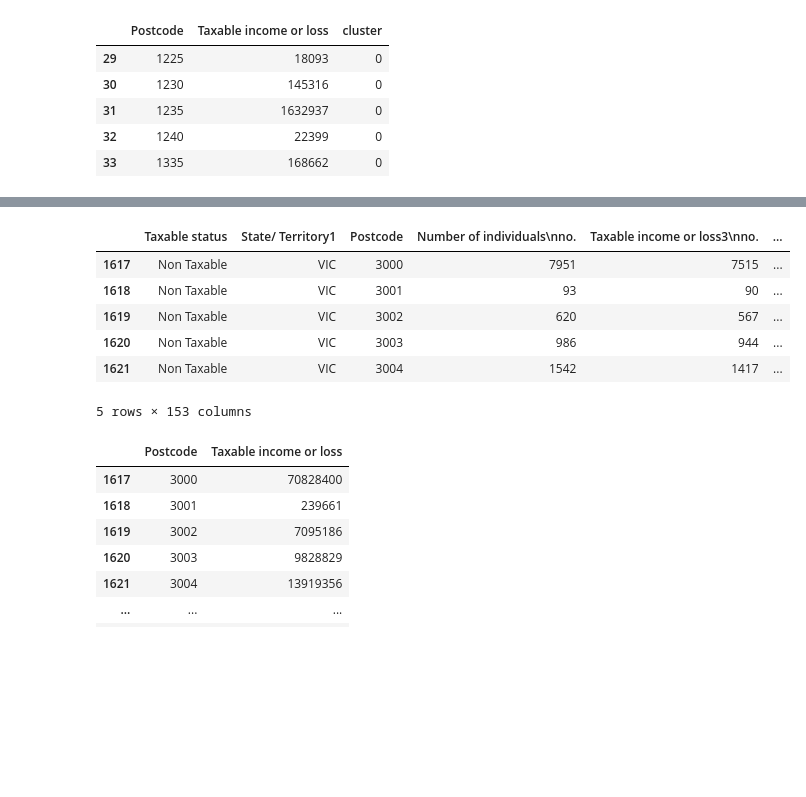
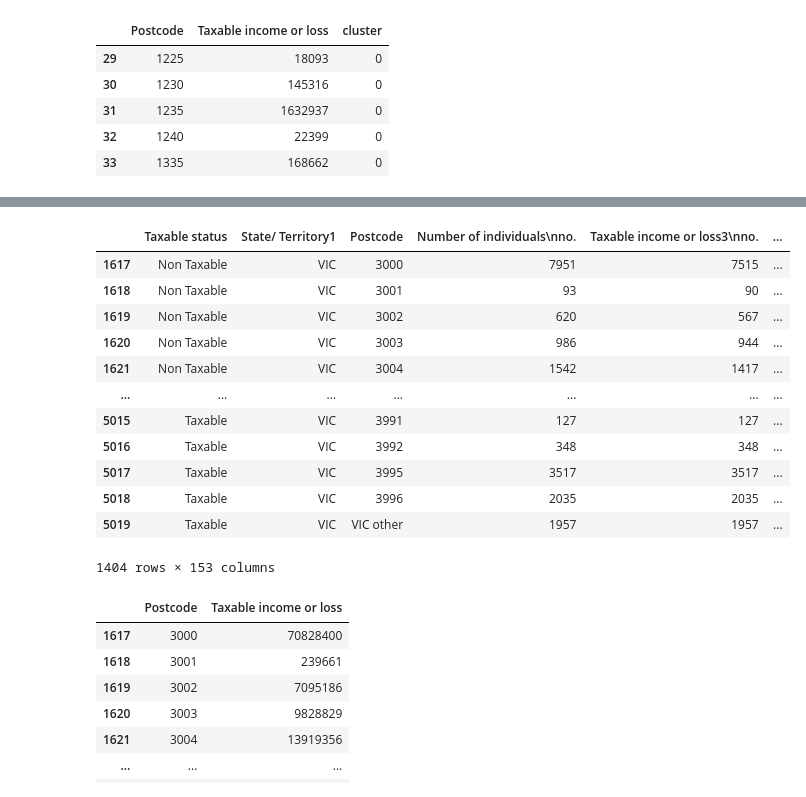
Before and after one commit to camelCaseStyle/DataScienceProject, a Jupyter notebook: 2016-2017 State Clusters.ipynb, the cells around one changed output, grey strips where cells are left out. Cells and saved outputs as stored; diff of their text form; code cells hidden in the pictures; blank space fills up the shorter version.

```diff
--- a/2016-2017 State Clusters.ipynb
+++ b/2016-2017 State Clusters.ipynb
@@ -118,14 +127,20 @@ plt.scatter(df4['Postcode'],df4['Taxable income or loss'],color='red')
 # %%
 df_vic = df[df['State/ Territory1'] == 'VIC']
-df_vic.head()
+df_vic
 # %% [output]
 |  | Taxable status | State/ Territory1 | Postcode | Number of individuals\nno. | Taxable income or loss3\nno. | ... |
 | 1617 | Non Taxable | VIC | 3000 | 7951 | 7515 | ... |
 | 1618 | Non Taxable | VIC | 3001 | 93 | 90 | ... |
 | 1619 | Non Taxable | VIC | 3002 | 620 | 567 | ... |
 | 1620 | Non Taxable | VIC | 3003 | 986 | 944 | ... |
 | 1621 | Non Taxable | VIC | 3004 | 1542 | 1417 | ... |
+| ... | ... | ... | ... | ... | ... | ... |
+| 5015 | Taxable | VIC | 3991 | 127 | 127 | ... |
+| 5016 | Taxable | VIC | 3992 | 348 | 348 | ... |
+| 5017 | Taxable | VIC | 3995 | 3517 | 3517 | ... |
+| 5018 | Taxable | VIC | 3996 | 2035 | 2035 | ... |
+| 5019 | Taxable | VIC | VIC other | 1957 | 1957 | ... |
-5 rows × 153 columns
+1404 rows × 153 columns
 # %%
 df_vic_taxable_income = df_vic[['Postcode', 'Taxable income or loss3\n$']].copy()
 df_vic_taxable_income = df_vic_taxable_income.rename(columns={'Taxable income or loss3\n$': 'Taxable income or loss'})
```
Also changed, not shown: parts of 11 cells of this notebook, 1 other file.
